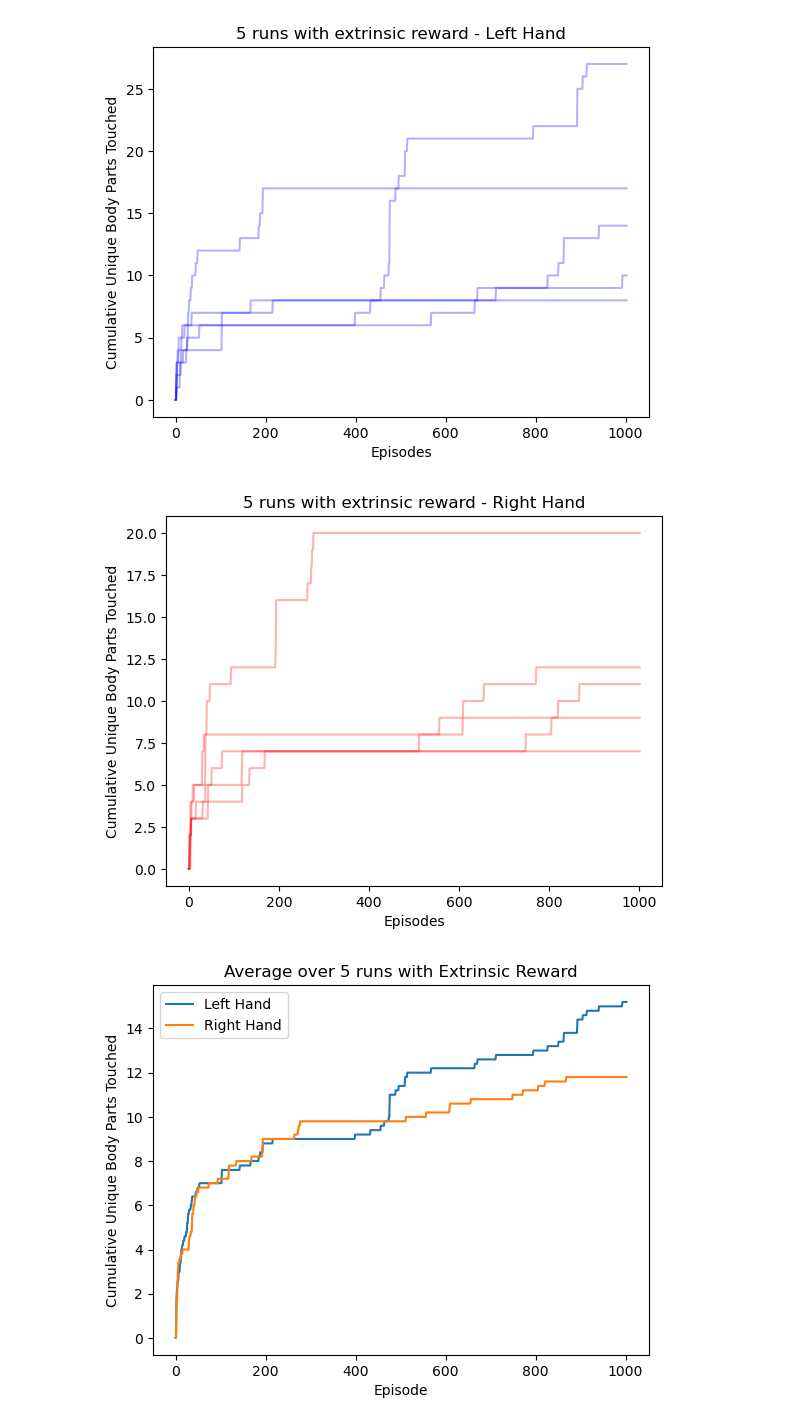
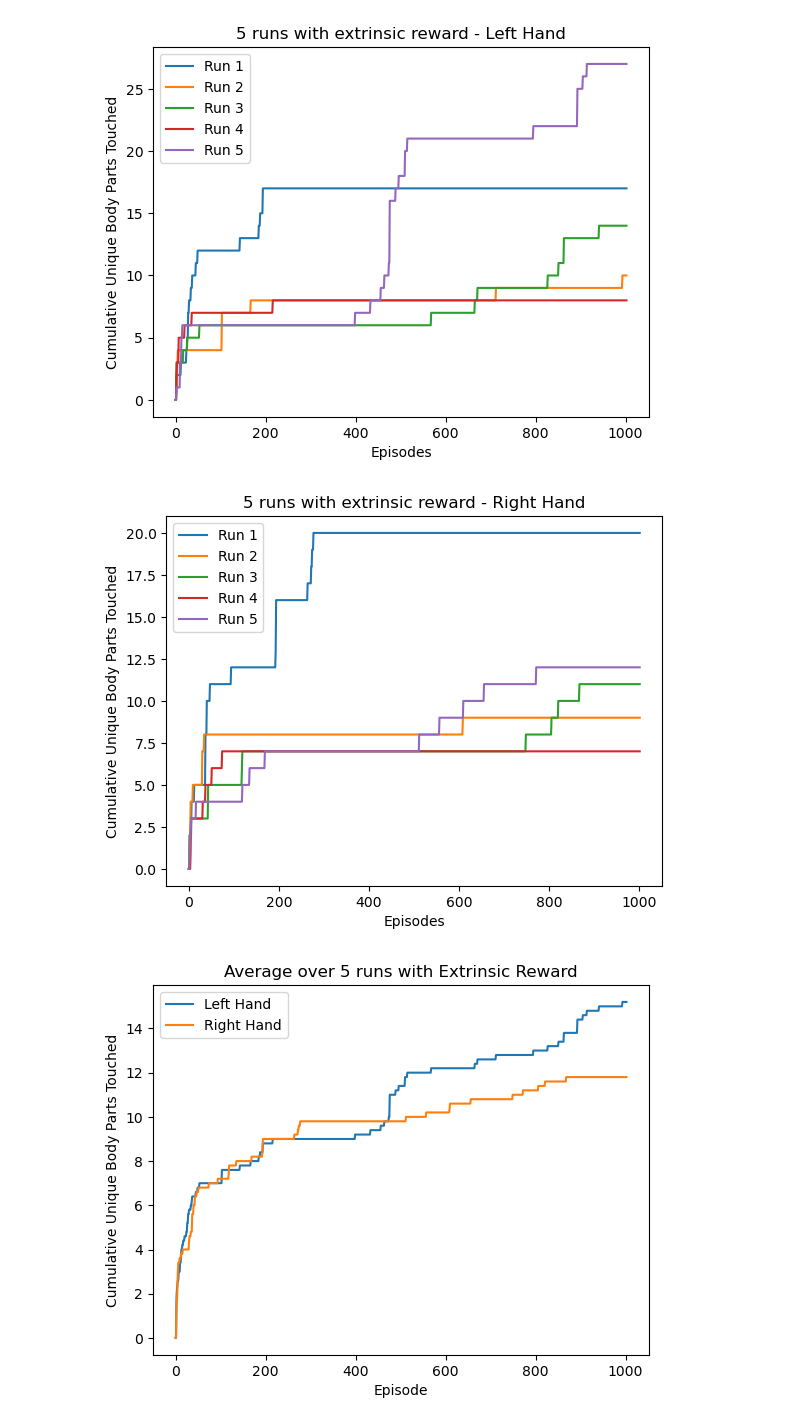
Before and after one commit to YviMa/RL2025_MIMo_project, a Jupyter notebook: learn_selftouch/results/self_touch/logs/analysis_avg.ipynb, the cells around one changed output. Drawn from its saved outputs; the diff is of its cells as text; code cells hidden in the pictures.

Commit message:
final graph

```diff
--- a/learn_selftouch/results/self_touch/logs/analysis_avg.ipynb
+++ b/learn_selftouch/results/self_touch/logs/analysis_avg.ipynb
@@ -22,21 +22,23 @@ for i in range(runs):
         left_cumulative[i, j] = len(left_ids)
         right_cumulative[i, j] = len(right_ids)
 # %%
-plt.plot(left_cumulative.T, color='blue', alpha=0.3)
+plt.plot(left_cumulative.T, label=['Run 1', 'Run 2', 'Run 3', 'Run 4', 'Run 5'])
 plt.title('5 runs with extrinsic reward - Left Hand')
 plt.xlabel('Episodes')
 plt.ylabel('Cumulative Unique Body Parts Touched')
+plt.legend()
 plt.show()
 # %% [output]
-[figure, old version]
+[figure, new version]
 # %%
-plt.plot(right_cumulative.T, color='red', alpha=0.3)
+plt.plot(right_cumulative.T, alpha=1, label=['Run 1', 'Run 2', 'Run 3', 'Run 4', 'Run 5'])
 plt.title('5 runs with extrinsic reward - Right Hand')
 plt.xlabel('Episodes')
 plt.ylabel('Cumulative Unique Body Parts Touched')
+plt.legend()
 plt.show()
 # %% [output]
-[figure, old version]
+[figure, new version]
 # %%
 #avg
 left_avg = np.mean(left_cumulative, axis=0)
```
Also changed, not shown: parts of 1 cell of this notebook, 1 other file.
